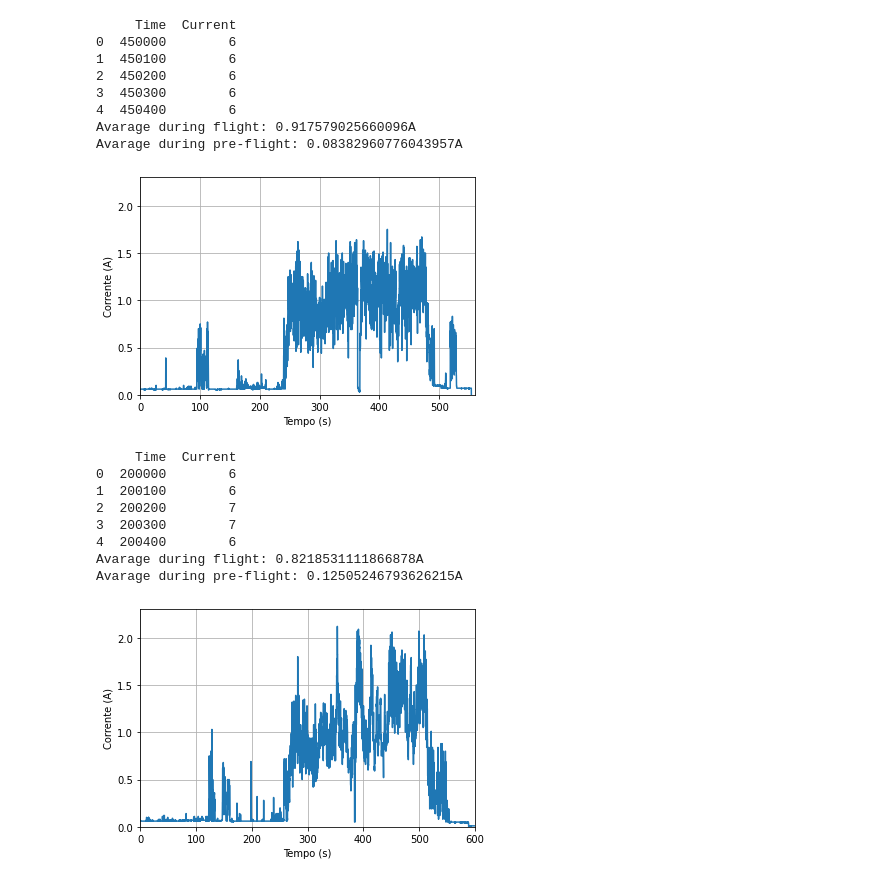
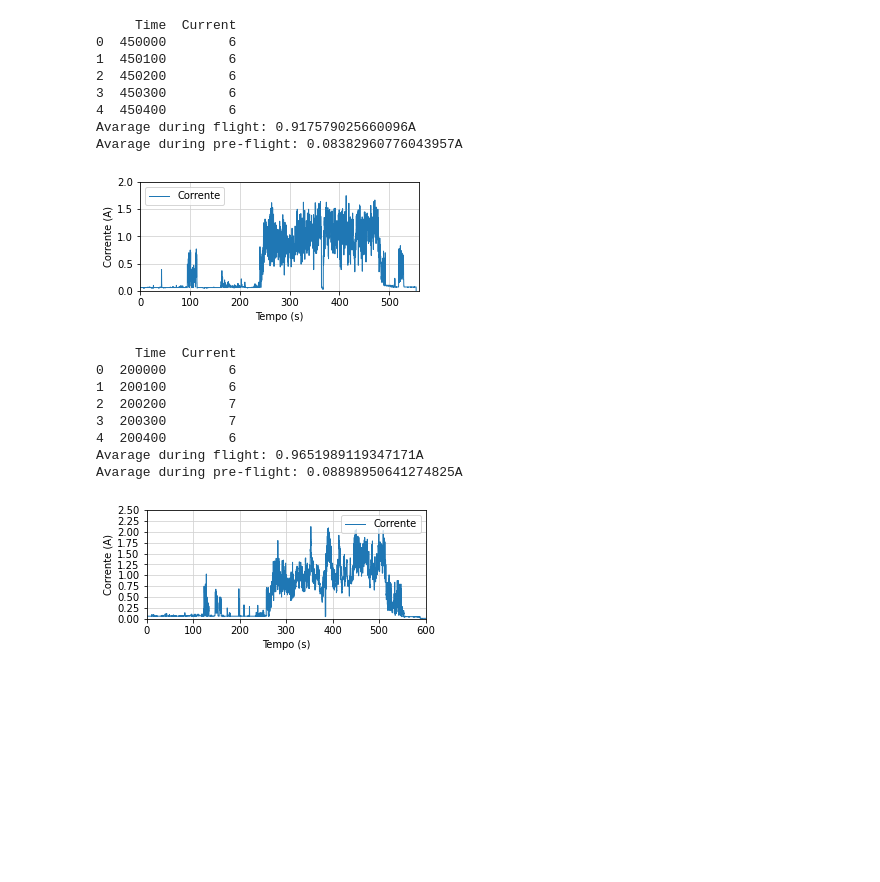
Before and after one commit to matsouto/Machine-Learning-Notebooks, a Jupyter notebook: corrente/Descarga.ipynb, the cells around one changed output. Cells and saved outputs as stored; diff of their text form; code cells hidden in the pictures; blank space fills up the shorter version.

Commit message:
corrente e graficos

```diff
--- a/corrente/Descarga.ipynb
+++ b/corrente/Descarga.ipynb
@@ -10,49 +15,55 @@ time1 = Voo1['Time']
 time1 = time1 - time1[0]
 time1 = time1*0.001
 arrT1 = time1.to_numpy() # Converte para array
 lim_T1 = arrT1[2371:5060] # Limita apenas o intervalo de voo
 
 current1 = Voo1['Current']
 current1 = current1/100
 arrI1 = current1.to_numpy() # Converte para array
 lim_I1 = arrI1[2371:5060] # Limita apenas o intervalo de voo
 lim_I1p = arrI1[0:2371] # Limita apenas o intervalo de pre-voo
 print(Voo1.head())
 avg1 = sum(lim_I1)/len(lim_I1)
 print(f'Avarage during flight: {avg1}A')
 avg1p = sum(lim_I1p)/len(lim_I1p)
 print(f'Avarage during pre-flight: {avg1p}A')
 
+# Salva em formato.mat para usar no simulink
+sio.savemat('time1.mat', {'time1': arrT1})
+sio.savemat('current1.mat', {'current1': arrI1})
+
 fig1 = plt.figure()
-plt.plot(time1, current1)
+plt.plot(time1, current1, 'tab:blue', linewidth=1)
+# plt.locator_params(axis='x', nbins=8)
+plt.legend(['Corrente'])
 plt.xlim([0,560])
-plt.ylim([0,2.3])
+plt.ylim([0,2])
 plt.xlabel('Tempo (s)')
 plt.ylabel('Corrente (A)')
-plt.grid()
+plt.grid(color = 'lightgray')
 fig1.savefig('voo1.png', format='png', dpi=1200)
 # %% [output]
      Time  Current
 0  450000        6
 1  450100        6
 2  450200        6
 3  450300        6
 4  450400        6
 Avarage during flight: 0.917579025660096A
 Avarage during pre-flight: 0.08382960776043957A
-[figure, old version]
+[figure, new version]
 # %%
 Voo2 = pd.read_csv('./Voo2.csv',names=['Time','Current'], sep=';')
 
-time2 = Voo2['Time'].values
+time2 = Voo2['Time']
 time2 = time2 - time2[0]
 time2 = time2*0.001
-arrT2 = time1.to_numpy() # Converte para array
+arrT2 = time2.to_numpy() # Converte para array
 lim_T2 = arrT2[2573:5514] # Limita apenas o intervalo de voo
 
-current2 = Voo2['Current'].values
+current2 = Voo2['Current']
 current2 = current2/100
-arrI2 = current1.to_numpy() # Converte para array
+arrI2 = current2.to_numpy() # Converte para array
 lim_I2 = arrI2[2573:5514] # Limita apenas o intervalo de voo
 lim_I2p = arrI2[0:2573] # Limita apenas o intervalo de pre-voo
 print(Voo2.head())
@@ -61,13 +72,19 @@ print(f'Avarage during flight: {avg1}A')
 avg1p = sum(lim_I2p)/len(lim_I2p)
 print(f'Avarage during pre-flight: {avg1p}A')
 
+# Salva em formato.mat para usar no simulink
+sio.savemat('time2.mat', {'time2': arrT2})
+sio.savemat('current2.mat', {'current2': arrI2})
+
 fig1 = plt.figure()
-plt.plot(time2, current2)
+plt.plot(time2, current2, 'tab:blue', linewidth=1)
+plt.legend(['Corrente'], loc='upper right')
 plt.xlim([0,600])
-plt.ylim([0,2.3])
+plt.ylim([0,2.5])
 plt.xlabel('Tempo (s)')
 plt.ylabel('Corrente (A)')
-plt.grid()
+plt.locator_params(axis='y', nbins=12)
+plt.grid(color = 'lightgray')
 fig1.savefig('voo2.png', format='png', dpi=1200)
 # %% [output]
      Time  Current
@@ -76,9 +93,9 @@ fig1.savefig('voo2.png', format='png', dpi=1200)
 2  200200        7
 3  200300        7
 4  200400        6
-Avarage during flight: 0.8218531111866878A
-Avarage during pre-flight: 0.12505246793626215A
+Avarage during flight: 0.9651989119347171A
+Avarage during pre-flight: 0.08898950641274825A
-[figure, old version]
+[figure, new version]
 # %%
 Totalint1 = integrate.trapz(current1,time1)
 Totalint1p = integrate.trapz(lim_I1,lim_T1)
```
Also changed, not shown: parts of 7 cells of this notebook, 14 other files.
